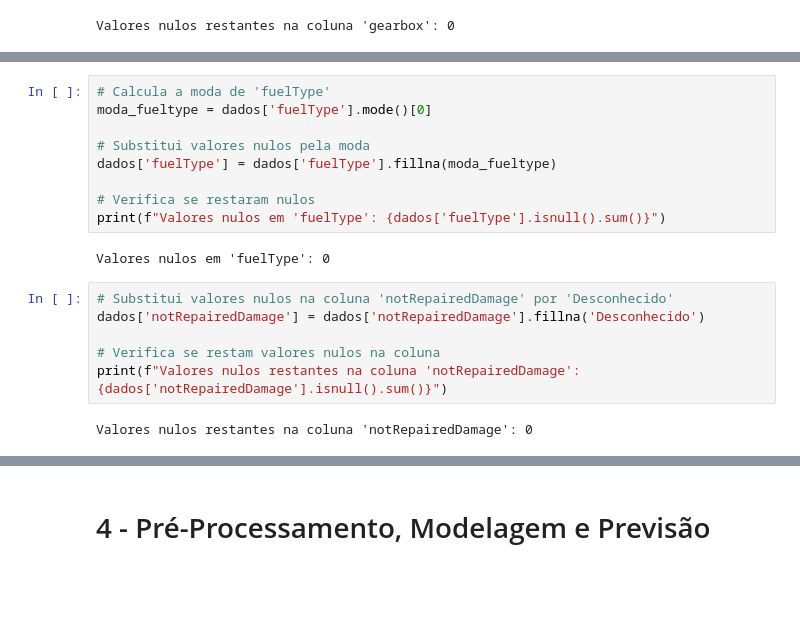
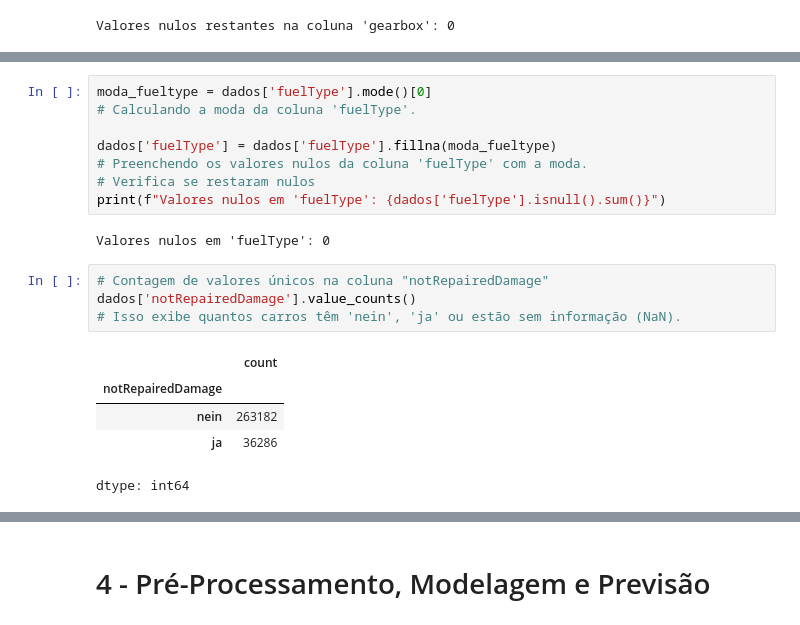
Before and after one commit to felipesayegg/CarPriceEstimator, a Jupyter notebook: RandonFlorestAuto.ipynb, the cells around one changed output, grey strips where cells are left out. Drawn from its saved outputs; the diff is of its cells as text; blank space fills up the shorter version.

```diff
--- a/RandonFlorestAuto.ipynb
+++ b/RandonFlorestAuto.ipynb
@@ -371,19 +386,20 @@ dtype: int64
 # %%
-# Calcula a moda de 'fuelType'
 moda_fueltype = dados['fuelType'].mode()[0]
+# Calculando a moda da coluna 'fuelType'.
 
-# Substitui valores nulos pela moda
 dados['fuelType'] = dados['fuelType'].fillna(moda_fueltype)
-
+# Preenchendo os valores nulos da coluna 'fuelType' com a moda.
 # Verifica se restaram nulos
 print(f"Valores nulos em 'fuelType': {dados['fuelType'].isnull().sum()}")
 # %% [output]
 Valores nulos em 'fuelType': 0
-# %%
-# Substitui valores nulos na coluna 'notRepairedDamage' por 'Desconhecido'
-dados['notRepairedDamage'] = dados['notRepairedDamage'].fillna('Desconhecido')
-
-# Verifica se restam valores nulos na coluna
-print(f"Valores nulos restantes na coluna 'notRepairedDamage': {dados['notRepairedDamage'].isnull().sum()}")
-# %% [output]
-Valores nulos restantes na coluna 'notRepairedDamage': 0
+# %%
+# Contagem de valores únicos na coluna "notRepairedDamage"
+dados['notRepairedDamage'].value_counts()
+# Isso exibe quantos carros têm 'nein', 'ja' ou estão sem informação (NaN).
+# %% [output]
+|  | count |
+| notRepairedDamage |  |
+| nein | 263182 |
+| ja | 36286 |
+dtype: int64
```
Also changed, not shown: parts of 79 cells of this notebook.
